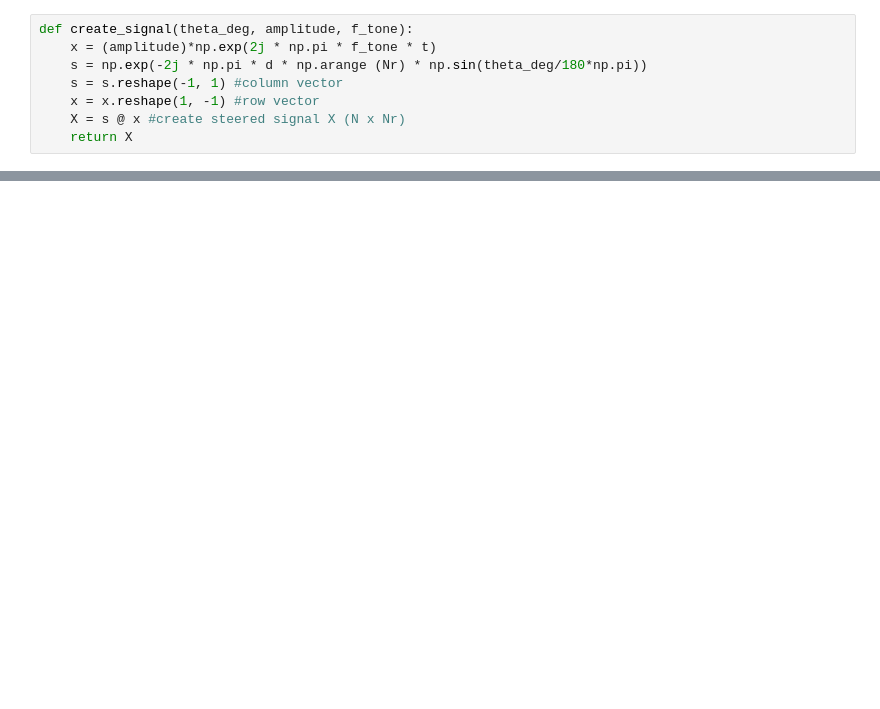
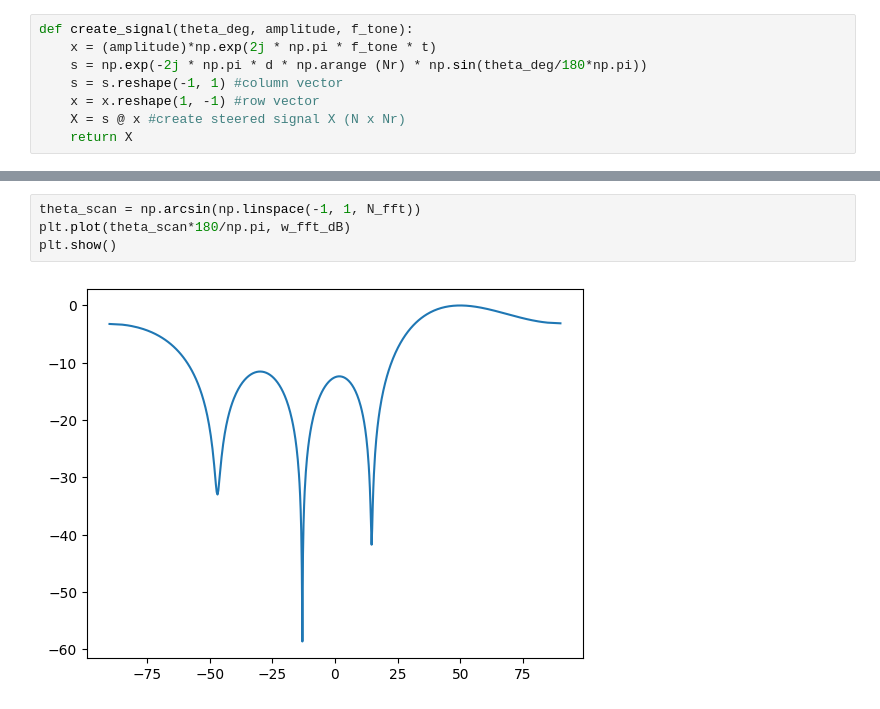
Before and after one commit to ilnur852/pyDSPplayground, a Jupyter notebook: array processing/lse_rls_beamformer.ipynb, the cells around one changed output, grey strips where cells are left out. Drawn from its saved outputs; the diff is of its cells as text; blank space fills up the shorter version.

```diff
--- a/array processing/lse_rls_beamformer.ipynb
+++ b/array processing/lse_rls_beamformer.ipynb
@@ -53,0 +123,6 @@ ValueError: matmul: Input operand 1 has a mismatch in its core dimension 0, with
+# %%
+theta_scan = np.arcsin(np.linspace(-1, 1, N_fft))
+plt.plot(theta_scan*180/np.pi, w_fft_dB)
+plt.show()
+# %% [output]
+[figure, added]
```
Also changed, not shown: parts of 15 cells of this notebook, 3 other files.
